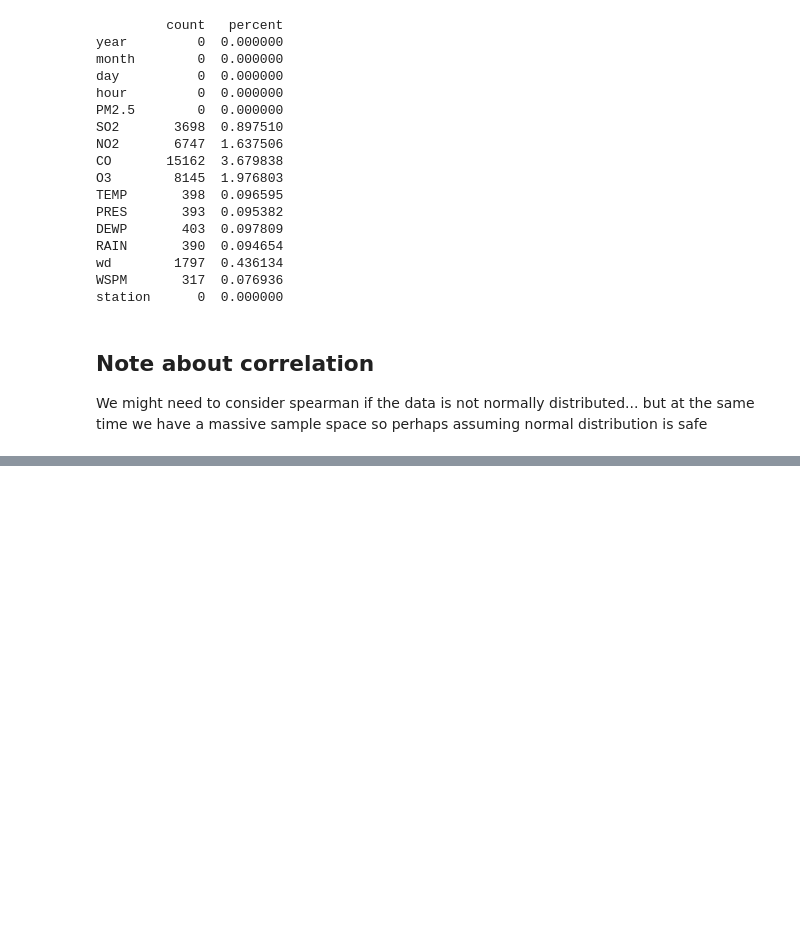
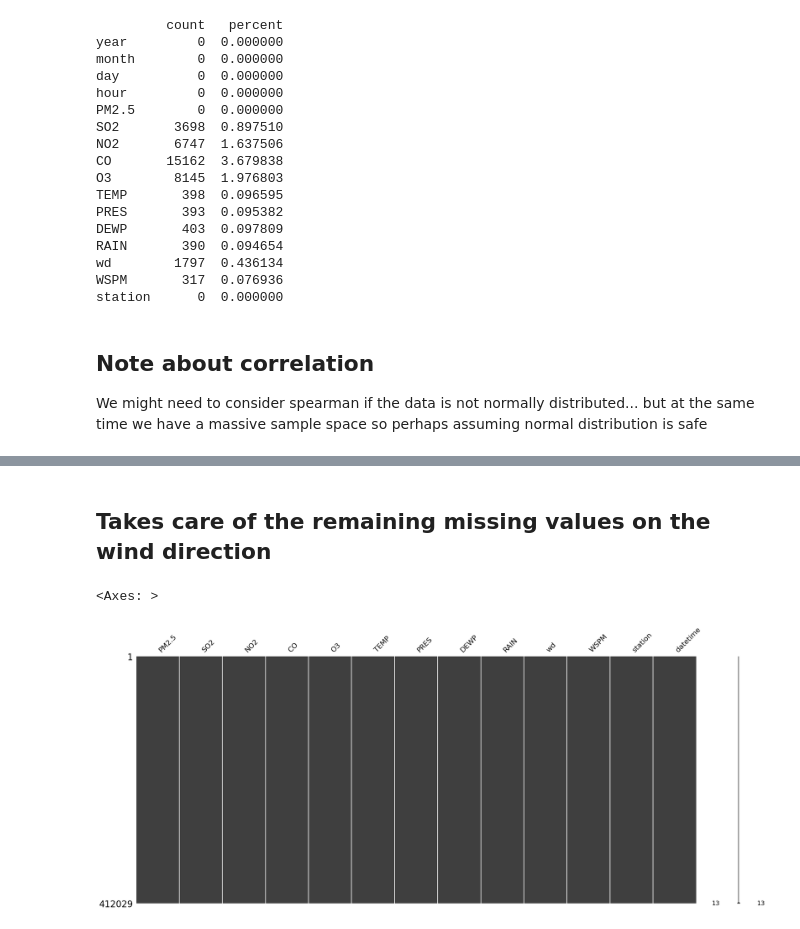
Before and after one commit to perujuice/AirQ_beijing, a Jupyter notebook: model.ipynb, the cells around one changed output, grey strips where cells are left out. Cells and saved outputs as stored; diff of their text form; code cells hidden in the pictures; blank space fills up the shorter version.

```diff
--- a/model.ipynb
+++ b/model.ipynb
@@ -483,0 +368,7 @@ diagnose_mv(df, 'WSPM')
+# %%
+df_clean['datetime'] = pd.to_datetime(df_clean[['year', 'month', 'day', 'hour']])
+
+# Sort by station and time
+df_clean = df_clean.sort_values(['station', 'datetime'])
+df_clean = df_clean.drop(columns=['year', 'month', 'day', 'hour'])
+df_clean.head()
@@ -483,0 +386,21 @@ diagnose_mv(df, 'WSPM')
+# %%
+cols = ['SO2','NO2','CO','O3','TEMP','PRES','DEWP','RAIN','WSPM']
+
+df_clean = df_clean.sort_values(['station', 'datetime'])
+
+df_clean[cols] = (df_clean.groupby('station')[cols].transform(lambda g: g.interpolate()))
+
+# handle edge NaNs (when they are at the start or the end)
+df_clean[cols] = df_clean[cols].ffill().bfill()
+# %% [markdown]
+## Takes care of the remaining missing values on the wind direction
+# %%
+# Best guess for wind direction would be that the missing is still the same as the last hour (forward fill)
+df_clean['wd'] = (df_clean.sort_values(['station', 'datetime']).groupby('station')['wd'].ffill())
+
+df_clean['wd'] = df_clean.groupby('station')['wd'].bfill() # Simply if we have missing values at the start, remaining NaN's
+# %%
+msno.matrix(df_clean)
+# %% [output]
+<Axes: >
+[figure, added]
```
Also changed, not shown: parts of 54 cells of this notebook, 1 other file.
